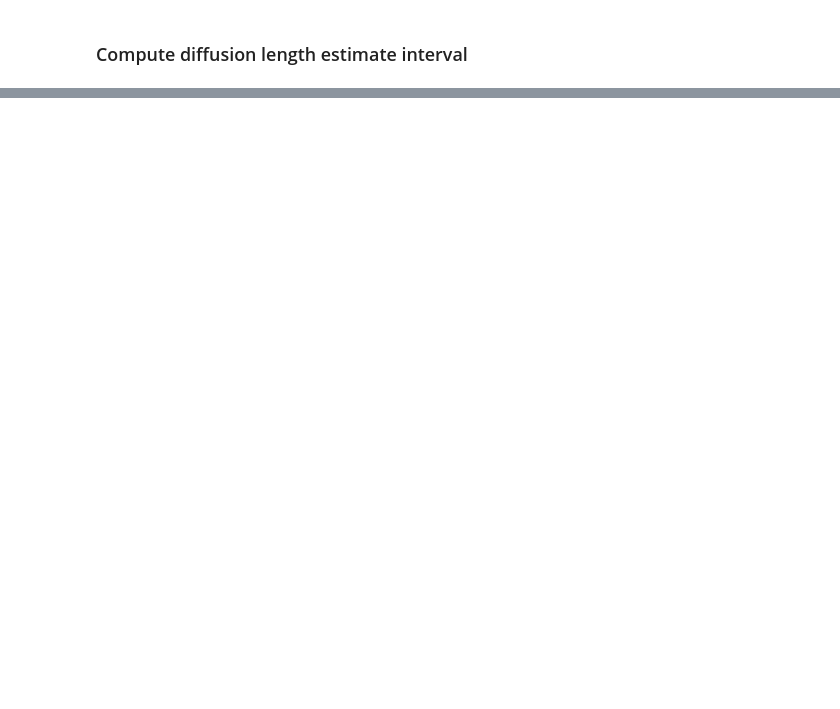
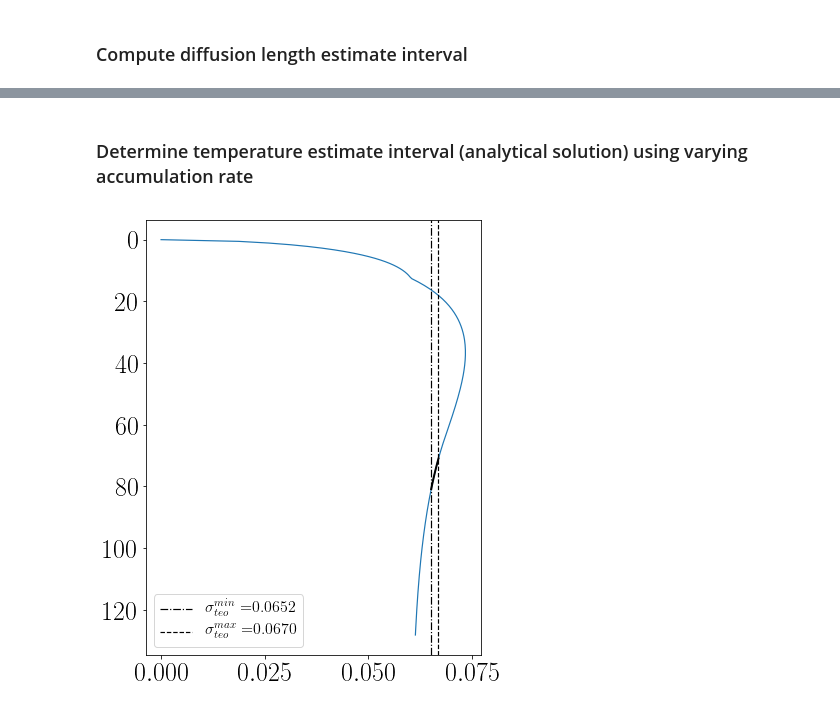
Before and after one commit to TheaQG/AWI_Bcores_Analysis, a Jupyter notebook: TempEstimation.ipynb, the cells around one changed output, grey strips where cells are left out. Saved outputs shown, nothing was run; the diff lists cells and outputs as text; code cells hidden in the pictures; blank space fills up the shorter version.

```diff
--- a/TempEstimation.ipynb
+++ b/TempEstimation.ipynb
@@ -240,0 +263,2 @@ Crete T0 = -30.4
+# %% [markdown]
+### Determine temperature estimate interval (analytical solution) using varying accumulation rate
@@ -240,0 +290,43 @@ Crete T0 = -30.4
+# %%
+CoresSpecs = pd.read_csv('/home/thea/Documents/KUFysik/MesterTesen/Data/CoreSpecs.txt', ',')
+
+coreNames = CoresSpecs['CoreName']
+
+
+core_idx = coreNames[CoresSpecs['CoreName'] == site].index[0]
+CoreSpecs = CoresSpecs.iloc[core_idx]
+dTamb = CoreSpecs['dTamb']
+dLaki = CoreSpecs['dLaki']
+accum0 = CoreSpecs['Accum0']
+Temp0 = CoreSpecs['T0']
+
+DataAll = GetCoreData(site, 'Alphabet')
+
+data_d18O = DataAll[0]; data_d18O_LT = DataAll[1]
+data_ECM = DataAll[2]; data_ECM_LT = DataAll[3]
+data_dens = DataAll[4]; data_dens_LT = DataAll[5]
+data_diff = DataAll[6]; data_diff_LT = DataAll[7]
+
+
+depth_LT = np.asarray(data_d18O_LT['depth'])
+d18O_LT = np.asarray(data_d18O_LT['d18O'])
+# %%
+diff = data_diff['sigma_o18']
+dep = data_diff['Depth']
+
+diff_LT = data_diff_LT['sigma_o18']
+dep_LT = data_diff_LT['Depth']
+# %%
+fig,ax = plt.subplots(figsize = (6,8))
+ax.invert_yaxis()
+plt.plot(np.asarray(diff),np.asarray(dep), lw=1.2)
+plt.plot(np.asarray(diff_LT),np.asarray(dep_LT), color='k', lw=2)
+plt.axvline(min(diff_LT),ls='-.',color='k',lw=1.2,label='$\sigma_{teo}^{min} = $'+f'{min(diff_LT):.4f}')
+plt.axvline(max(diff_LT),ls='--',color='k',lw=1.2,label='$\sigma_{teo}^{max} = $'+f'{max(diff_LT):.4f}')
+
+ax.legend(fontsize=16);
+
+diffLen_teoMin = min(diff_LT)
+diffLen_teoMax = max(diff_LT)
+# %% [output]
+[figure, added]
```
Also changed, not shown: parts of 20 cells of this notebook, 5 other files.
